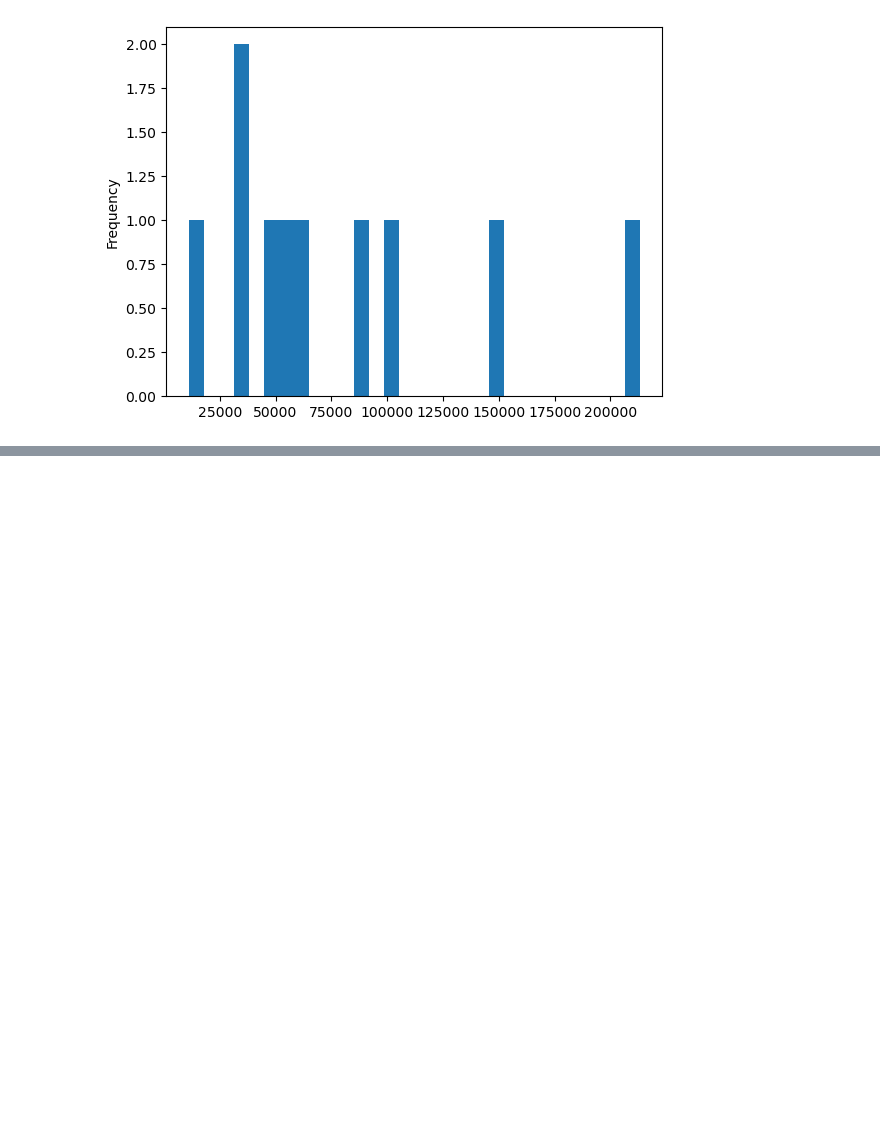
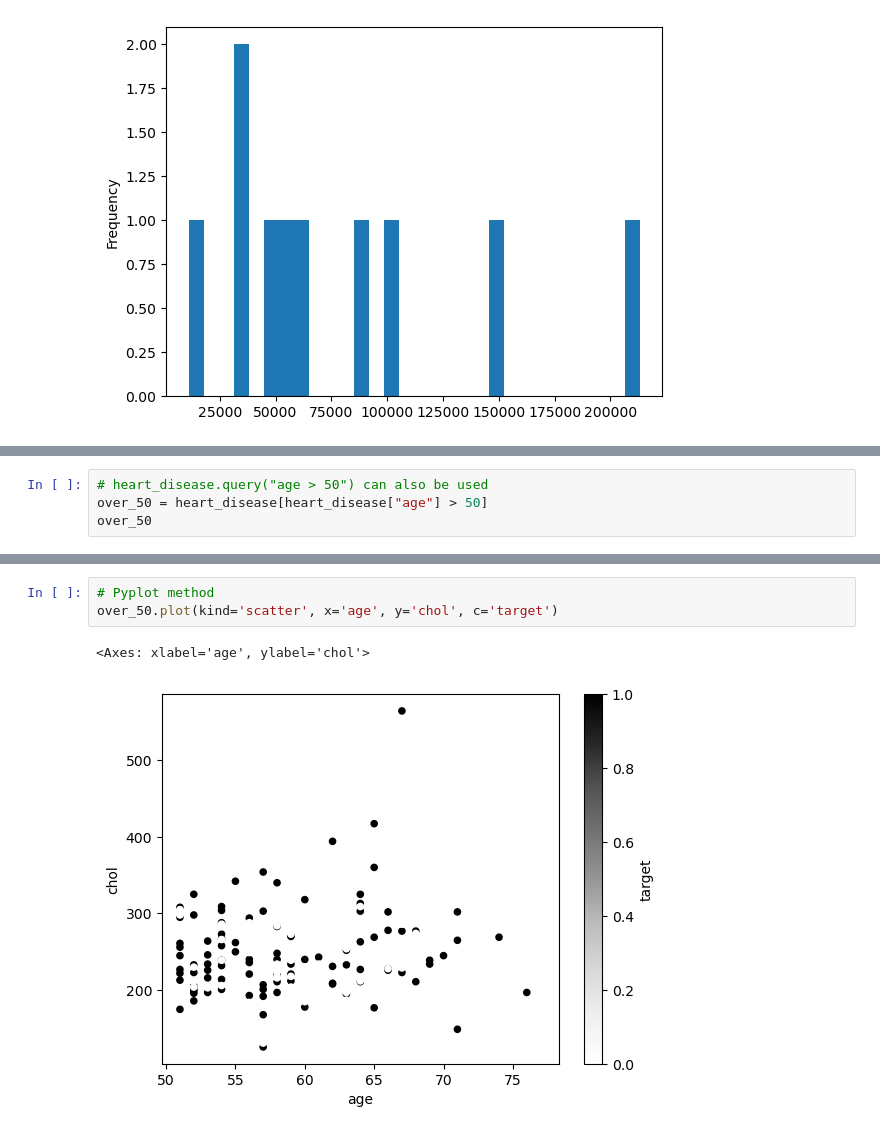
Before and after one commit to abdullahsultan/ML_Understanding, a Jupyter notebook: MatplotlibNoteBook.ipynb, the cells around one changed output, grey strips where cells are left out. Saved outputs shown, nothing was run; the diff lists cells and outputs as text; blank space fills up the shorter version.

```diff
--- a/MatplotlibNoteBook.ipynb
+++ b/MatplotlibNoteBook.ipynb
@@ -275,0 +316,4 @@ car_sales["Odometer (KM)"].plot.hist(bins=30);
+# %%
+# heart_disease.query("age > 50") can also be used
+over_50 = heart_disease[heart_disease["age"] > 50]
+over_50
@@ -275,0 +334,6 @@ car_sales["Odometer (KM)"].plot.hist(bins=30);
+# %%
+# Pyplot method
+over_50.plot(kind='scatter', x='age', y='chol', c='target')
+# %% [output]
+<Axes: xlabel='age', ylabel='chol'>
+[figure, added]
```
Also changed, not shown: parts of 19 cells of this notebook, 1 other file.
